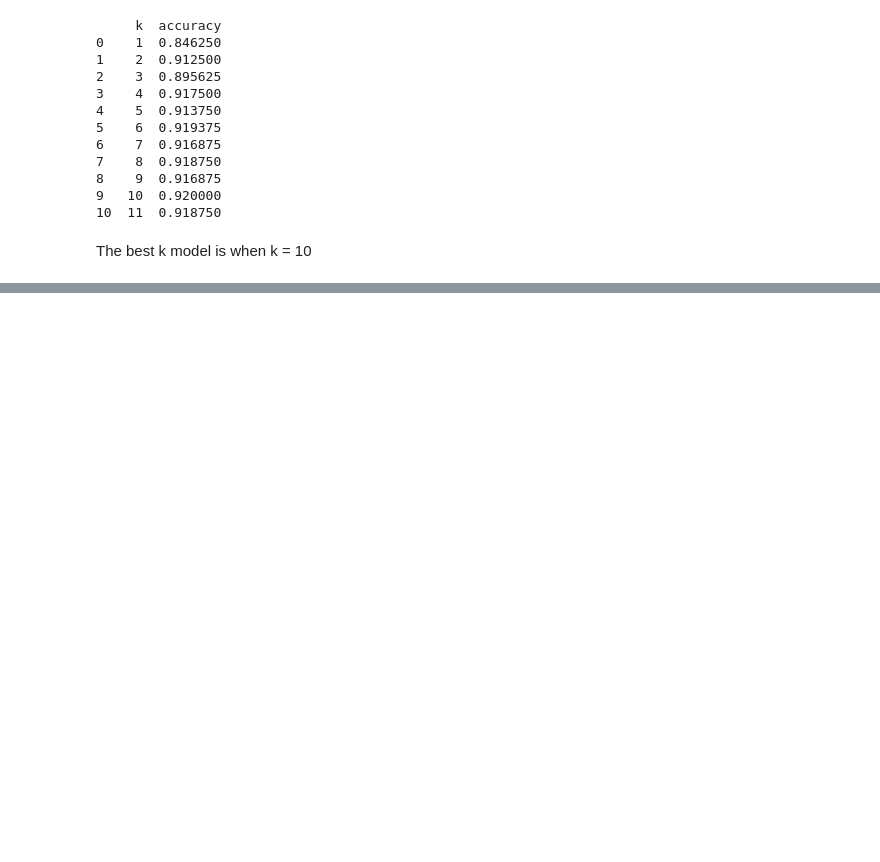
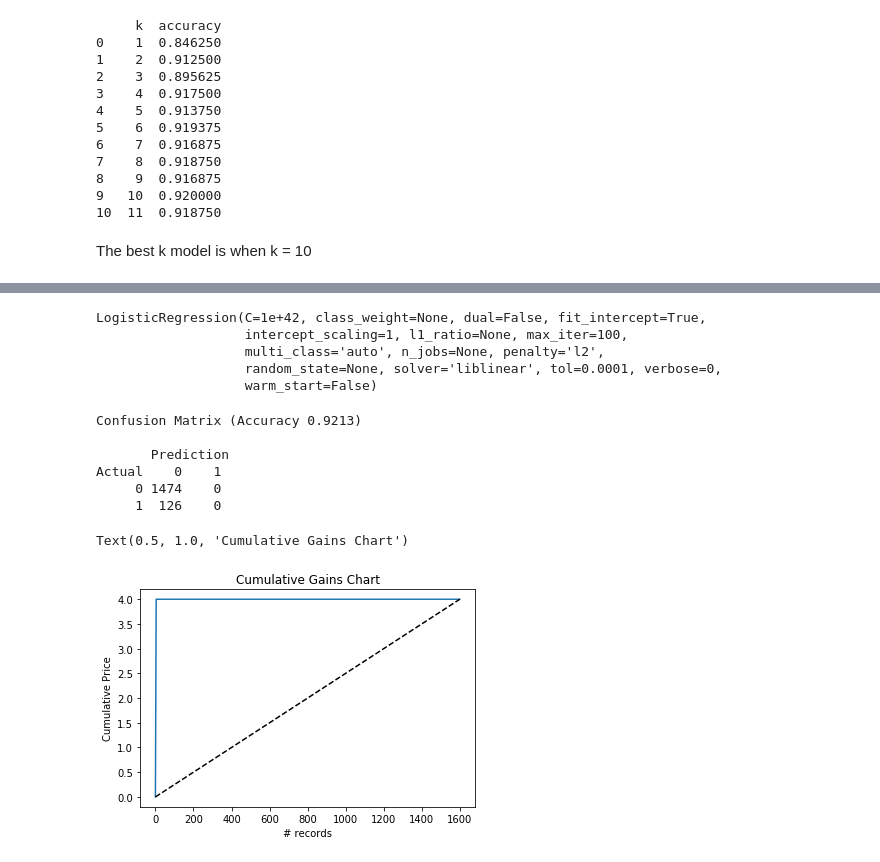
Before and after one commit to Damilare1989/Business-Analytics-Use-Cases, a Jupyter notebook: Use Case 1.ipynb, the cells around one changed output, grey strips where cells are left out. Drawn from its saved outputs; the diff is of its cells as text; code cells hidden in the pictures; blank space fills up the shorter version.

```diff
--- a/Use Case 1.ipynb
+++ b/Use Case 1.ipynb
@@ -829,0 +877,12 @@ knn_pred = knn.predict(valid_X)
+# %%
+book_club.drop(['Seq#','ID#', 'Yes_Florence', 'No_Florence'],  axis = 1, inplace = True)
+# %%
+X = book_club.drop(['Florence'], axis = 1)
+y = book_club['Florence']
+# %%
+#partition data
+train_X, valid_X, train_y, valid_y = train_test_split(X, y, test_size=0.4, random_state = 1)
+
+#fit a logistic regression (set penalty = l2 and C = 1e42 to avoid regularization)
+logit_reg = LogisticRegression(penalty = 'l2', C = 1e42, solver = 'liblinear')
+logit_reg.fit(train_X, train_y)
@@ -829,0 +895,2 @@ knn_pred = knn.predict(valid_X)
+# %%
+y_pred_full = logit_reg.predict(valid_X)
@@ -829,0 +910,18 @@ knn_pred = knn.predict(valid_X)
+# %%
+predictors = ['R', 'F', 'M']
+outcome = ['Florence']
+X = book_club[predictors]
+y = book_club[outcome]
+
+#partition data
+train_X, valid_X, train_y, valid_y = train_test_split(X, y, test_size=0.4, random_state = 1)
+
+#fit a logistic regression (set penalty = l2 and C = 1e42 to avoid regularization)
+logit_reg = LogisticRegression(penalty = 'l2', C = 1e42, solver = 'liblinear')
+logit_reg.fit(train_X, train_y)
+# %% [output]
+LogisticRegression(C=1e+42, class_weight=None, dual=False, fit_intercept=True,
+                   intercept_scaling=1, l1_ratio=None, max_iter=100,
+                   multi_class='auto', n_jobs=None, penalty='l2',
+                   random_state=None, solver='liblinear', tol=0.0001, verbose=0,
+                   warm_start=False)
@@ -829,0 +932,19 @@ knn_pred = knn.predict(valid_X)
+# %%
+classificationSummary(valid_y, y_pred_RFM)
+# %% [output]
+Confusion Matrix (Accuracy 0.9213)
+
+       Prediction
+Actual    0    1
+     0 1474    0
+     1  126    0
+# %%
+pred_v_full = pd.Series(y_pred_full)
+pred_v_full = pred_v_full.sort_values(ascending=False)
+
+ax = gainsChart(pred_v_full)
+ax.set_ylabel('Cumulative Price')
+ax.set_title('Cumulative Gains Chart')
+# %% [output]
+Text(0.5, 1.0, 'Cumulative Gains Chart')
+[figure, added]
```
Also changed, not shown: parts of 21 cells of this notebook.
